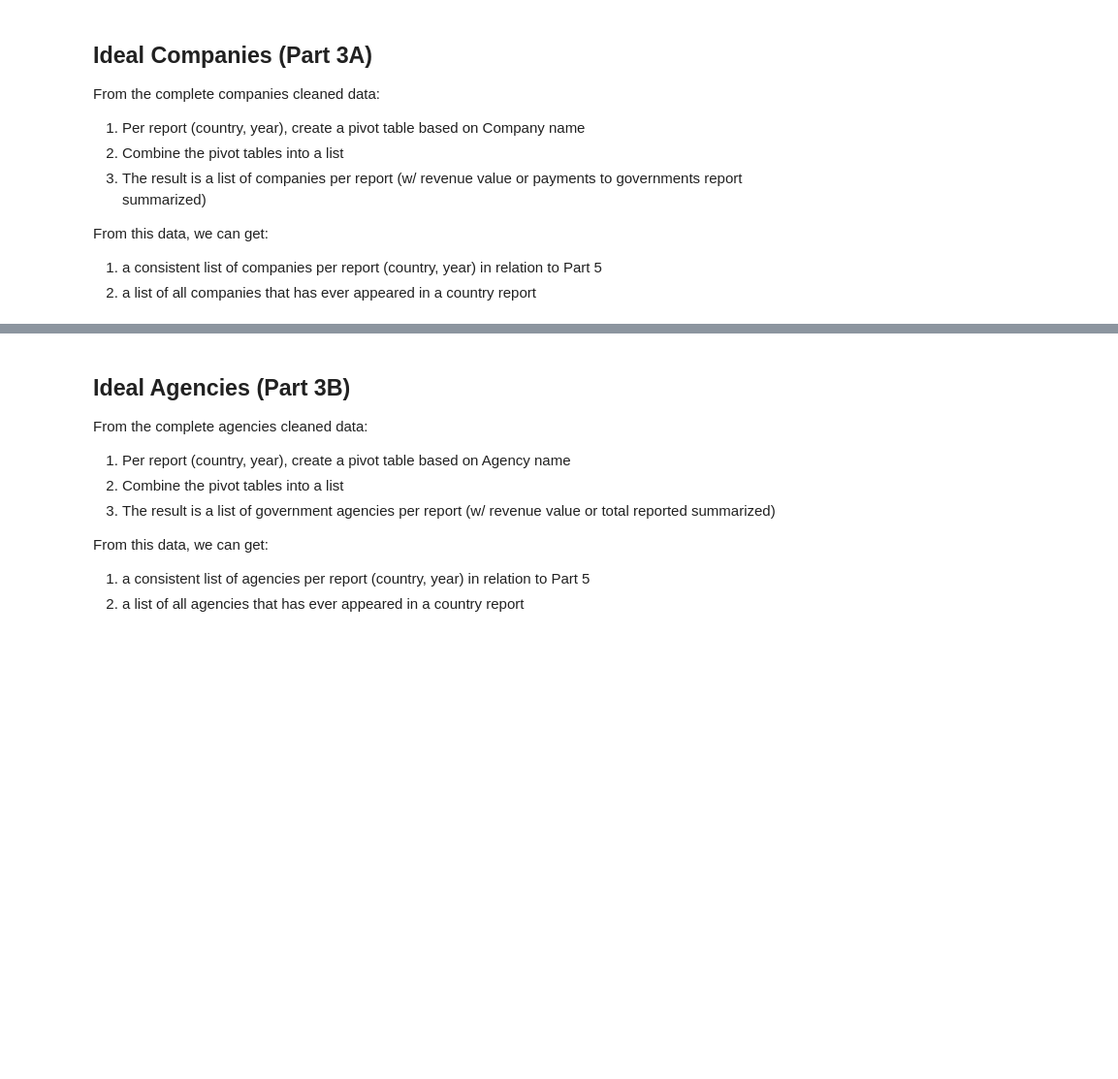
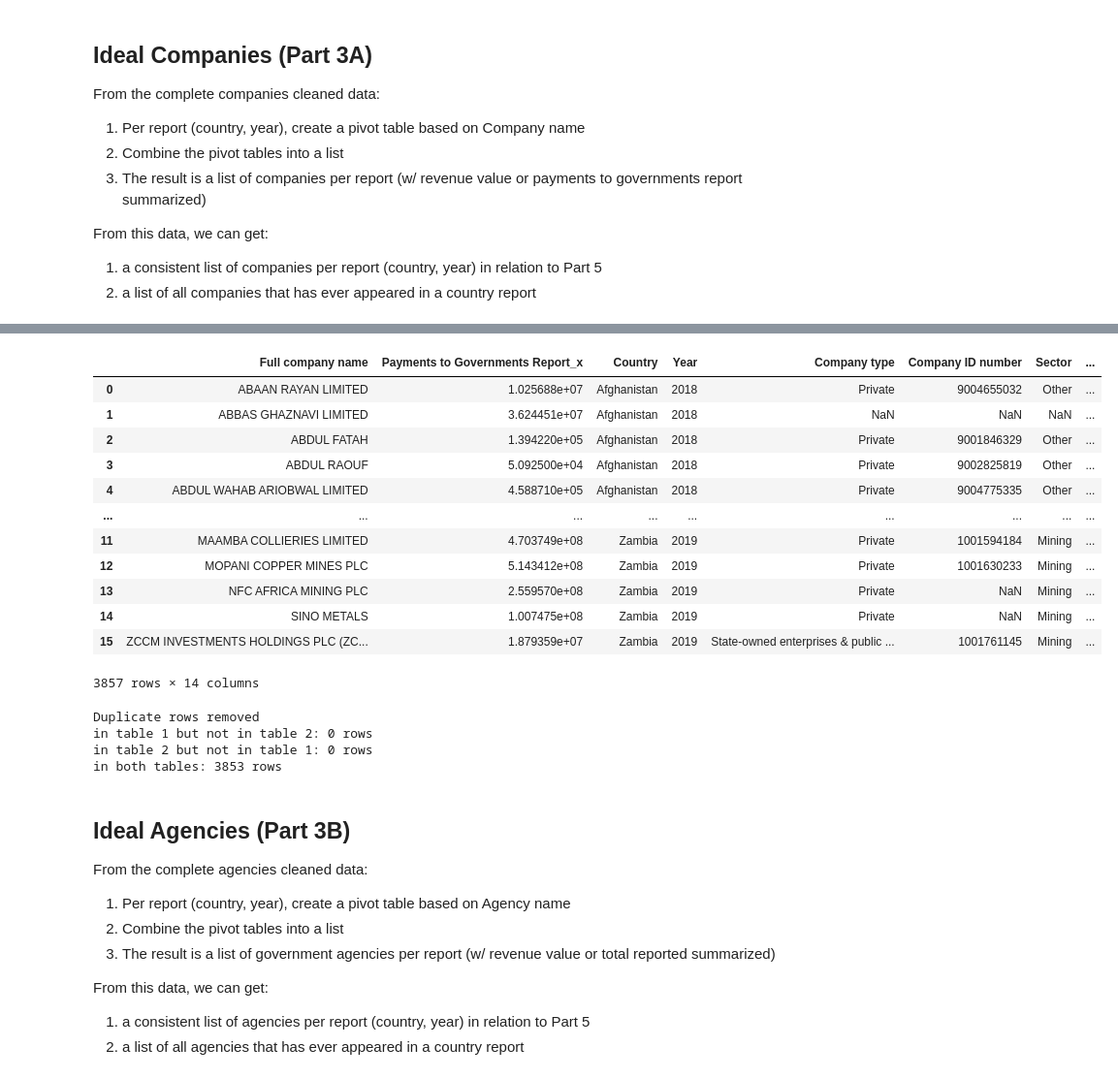
Before and after one commit to civicliteracies/EITI_SDT_data_verification_and_validation, a Jupyter notebook: 05 - Ideal lists.ipynb, the cells around one changed output, grey strips where cells are left out. Shown: that part at 97% size. Cells and saved outputs as stored; diff of their text form; code cells hidden in the pictures; blank space fills up the shorter version.

```diff
--- a/05 - Ideal lists.ipynb
+++ b/05 - Ideal lists.ipynb
@@ -66,3 +135,50 @@ display(companies_3a_ideal)
+# %%
+# Group ideal by Country and Year
+ideal_groups = companies_3a_ideal.groupby(['Country', 'Year'])
+
+# Initialize an empty list to store merged DataFrames
+companies_merged_list = []
+
+# companies_3a_actual_allcaps['Country']
+
+# Iterate over each group and merge with actual
+for (country, year), group_ideal in ideal_groups:
+    # display(group_ideal)
+    group_actual = companies_3a_actual_allcaps[(companies_3a_actual_allcaps['Country'] == country) & (companies_3a_actual_allcaps['Year'] == year)]
+    # display(group_actual)
+    companies_merged_tolist = pd.merge(group_ideal, group_actual, on=['Full company name', 'Country', 'Year'], how='left')
+    # display(companies_merged_tolist)
+    companies_merged_list.append(companies_merged_tolist)
+    # display(companies_merged_list)
+
+# Concatenate the list of merged DataFrames into a single DataFrame
+companies_final_merged = pd.concat(companies_merged_list)
+
+display(companies_final_merged)
+companies_final_merged.to_csv("data/cleaned/companies_3a_merge_per_report.csv", index=False)
+# %% [output]
+|  | Full company name | Payments to Governments Report_x | Country | Year | Company type | Company ID number | Sector | ... |
+| 0 | ABAAN RAYAN LIMITED | 1.025688e+07 | Afghanistan | 2018 | Private | 9004655032 | Other | ... |
+| 1 | ABBAS GHAZNAVI LIMITED | 3.624451e+07 | Afghanistan | 2018 | NaN | NaN | NaN | ... |
+| 2 | ABDUL FATAH | 1.394220e+05 | Afghanistan | 2018 | Private | 9001846329 | Other | ... |
+| 3 | ABDUL RAOUF | 5.092500e+04 | Afghanistan | 2018 | Private | 9002825819 | Other | ... |
+| 4 | ABDUL WAHAB ARIOBWAL LIMITED | 4.588710e+05 | Afghanistan | 2018 | Private | 9004775335 | Other | ... |
+| ... | ... | ... | ... | ... | ... | ... | ... | ... |
+| 11 | MAAMBA COLLIERIES LIMITED | 4.703749e+08 | Zambia | 2019 | Private | 1001594184 | Mining | ... |
+| 12 | MOPANI COPPER MINES PLC | 5.143412e+08 | Zambia | 2019 | Private | 1001630233 | Mining | ... |
+| 13 | NFC AFRICA MINING PLC | 2.559570e+08 | Zambia | 2019 | Private | NaN | Mining | ... |
+| 14 | SINO METALS | 1.007475e+08 | Zambia | 2019 | Private | NaN | Mining | ... |
+| 15 | ZCCM INVESTMENTS HOLDINGS PLC (ZC... | 1.879359e+07 | Zambia | 2019 | State-owned enterprises & public ... | 1001761145 | Mining | ... |
+3857 rows × 14 columns
+# %%
+print("Duplicate rows removed")
+for key, data in compare_tables_drop_duplicates(companies_3a_ideal, companies_final_merged, common_columns_3a, common_columns_3a).items():
+    print(f'{key}: {data.shape[0]} rows')
+# %% [output]
+Duplicate rows removed
+in table 1 but not in table 2: 0 rows
+in table 2 but not in table 1: 0 rows
+in both tables: 3853 rows
 # %% [markdown]
 ## Ideal Agencies (Part 3B)
 
```
Also changed, not shown: parts of 9 cells of this notebook, 4 other files.
